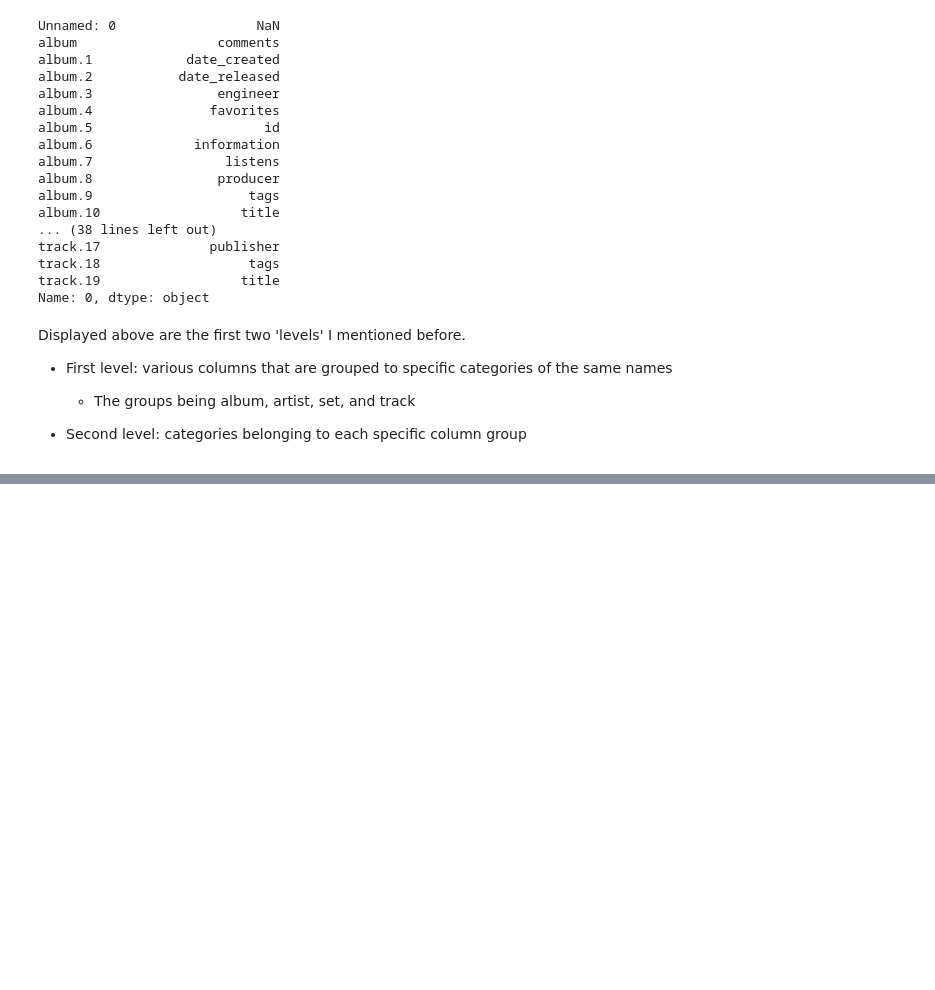
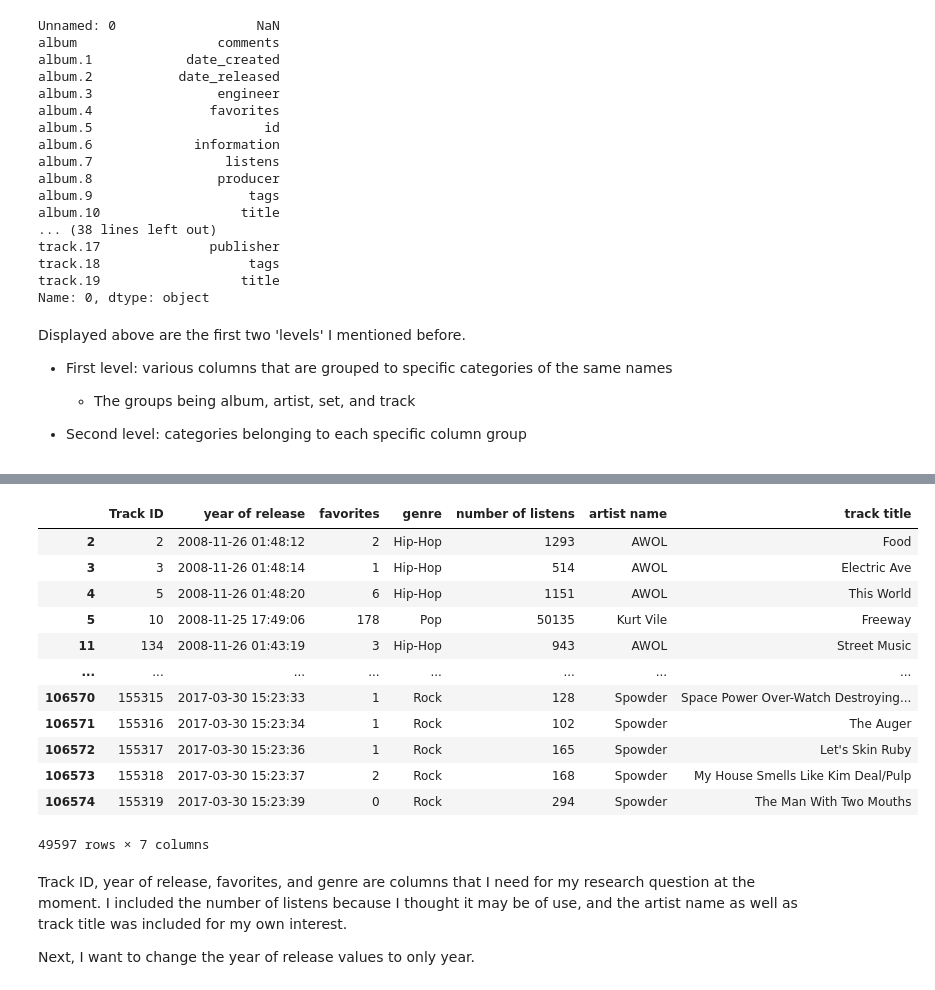
Before and after one commit to Rock-it-science/project-group17-project, a Jupyter notebook: notebooks/analysis2.ipynb, the cells around one changed output, grey strips where cells are left out. Drawn from its saved outputs; the diff is of its cells as text; code cells hidden in the pictures; blank space fills up the shorter version.

```diff
--- a/notebooks/analysis2.ipynb
+++ b/notebooks/analysis2.ipynb
@@ -65,0 +216,30 @@ Displayed above are the first two 'levels' I mentioned before.
+# %%
+tracks_cleaned1 = (
+    #choose the columns I need
+    tracks_raw[['Unnamed: 0', 'track.3', 'track.6', 'track.7', 'track.14', 'artist.12', 'track.19']]
+    .rename(columns = {'Unnamed: 0': "Track ID", 'track.3': "year of release", 'track.6': "favorites", 'track.7': "genre", 'track.14': "number of listens", 'artist.12': "artist name", 'track.19': "track title"})
+
+    #https://pandas.pydata.org/docs/reference/api/pandas.DataFrame.dropna.html
+    #drop every row with a NaN value
+    .dropna()
+)
+
+tracks_cleaned1
+# %% [output]
+|  | Track ID | year of release | favorites | genre | number of listens | artist name | track title |
+| 2 | 2 | 2008-11-26 01:48:12 | 2 | Hip-Hop | 1293 | AWOL | Food |
+| 3 | 3 | 2008-11-26 01:48:14 | 1 | Hip-Hop | 514 | AWOL | Electric Ave |
+| 4 | 5 | 2008-11-26 01:48:20 | 6 | Hip-Hop | 1151 | AWOL | This World |
+| 5 | 10 | 2008-11-25 17:49:06 | 178 | Pop | 50135 | Kurt Vile | Freeway |
+| 11 | 134 | 2008-11-26 01:43:19 | 3 | Hip-Hop | 943 | AWOL | Street Music |
+| ... | ... | ... | ... | ... | ... | ... | ... |
+| 106570 | 155315 | 2017-03-30 15:23:33 | 1 | Rock | 128 | Spowder | Space Power Over-Watch Destroying... |
+| 106571 | 155316 | 2017-03-30 15:23:34 | 1 | Rock | 102 | Spowder | The Auger |
+| 106572 | 155317 | 2017-03-30 15:23:36 | 1 | Rock | 165 | Spowder | Let's Skin Ruby |
+| 106573 | 155318 | 2017-03-30 15:23:37 | 2 | Rock | 168 | Spowder | My House Smells Like Kim Deal/Pulp |
+| 106574 | 155319 | 2017-03-30 15:23:39 | 0 | Rock | 294 | Spowder | The Man With Two Mouths |
+49597 rows × 7 columns
+# %% [markdown]
+Track ID, year of release, favorites, and genre are columns that I need for my research question at the moment. I included the number of listens because I thought it may be of use, and the artist name as well as track title was included for my own interest.
+
+Next, I want to change the year of release values to only year.
```
Also changed, not shown: parts of 19 cells of this notebook.
